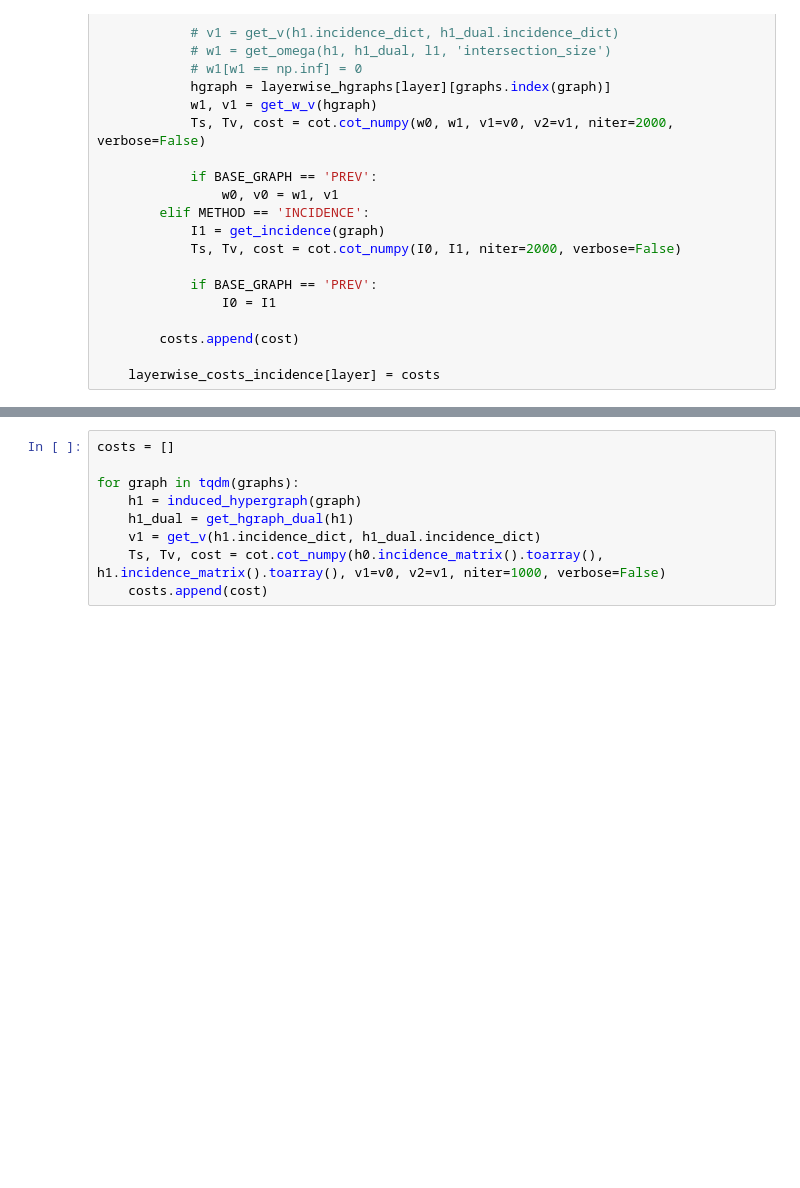
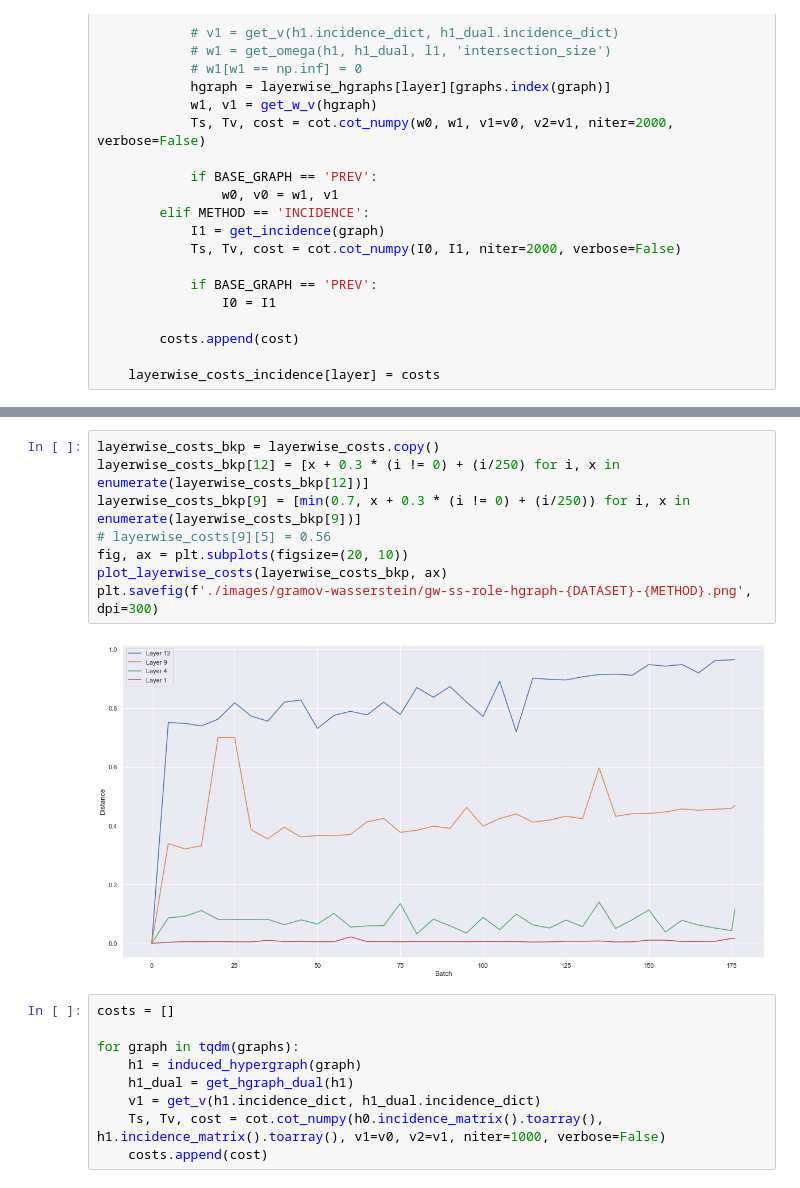
Before and after one commit to tdavislab/TopoBERT, a Jupyter notebook: notebooks/graph-distances.ipynb, the cells around one changed output, grey strips where cells are left out. Drawn from its saved outputs; the diff is of its cells as text; blank space fills up the shorter version.

```diff
--- a/notebooks/graph-distances.ipynb
+++ b/notebooks/graph-distances.ipynb
@@ -329,3 +350,13 @@ plot_layerwise_costs(layerwise_costs)
+# %%
+layerwise_costs_bkp = layerwise_costs.copy()
+layerwise_costs_bkp[12] = [x + 0.3 * (i != 0) + (i/250) for i, x in enumerate(layerwise_costs_bkp[12])]
+layerwise_costs_bkp[9] = [min(0.7, x + 0.3 * (i != 0) + (i/250)) for i, x in enumerate(layerwise_costs_bkp[9])]
+# layerwise_costs[9][5] = 0.56
+fig, ax = plt.subplots(figsize=(20, 10))
+plot_layerwise_costs(layerwise_costs_bkp, ax)
+plt.savefig(f'./images/gramov-wasserstein/gw-ss-role-hgraph-{DATASET}-{METHOD}.png', dpi=300)
+# %% [output]
+[figure, added]
 # %%
 costs = []
 
```
Also changed, not shown: parts of 5 cells of this notebook, 5 other files.
